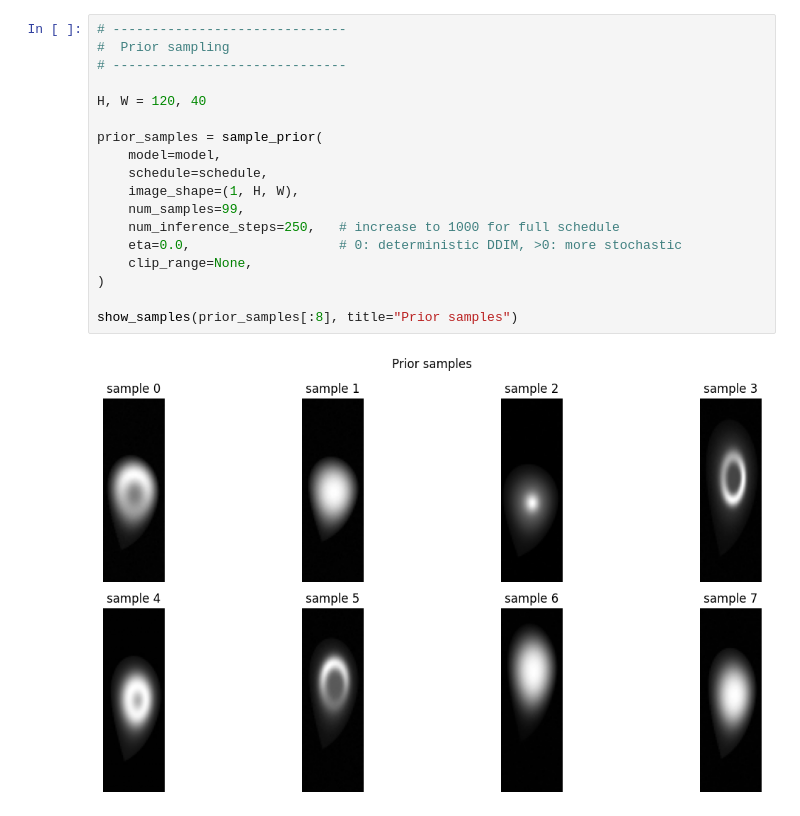
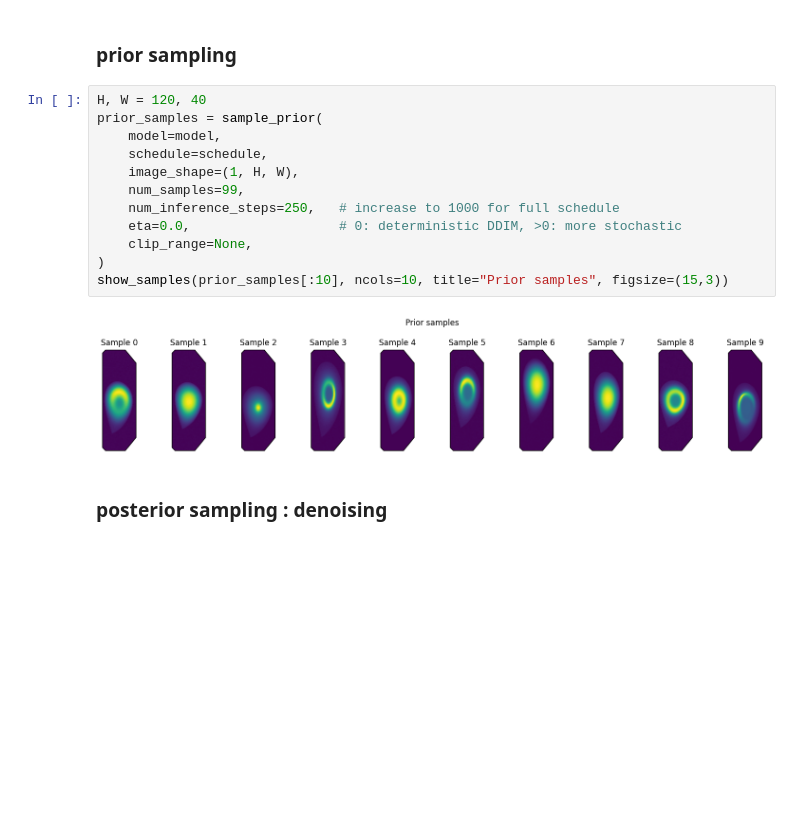
Before and after one commit to HaouchatY/diffusion_tomography, a Jupyter notebook: sampling.ipynb, the cells around one changed output. Cells and saved outputs as stored; diff of their text form; blank space fills up the shorter version.

```diff
--- a/sampling.ipynb
+++ b/sampling.ipynb
@@ -398,26 +55,24 @@ if missing or unexpected:
 # %% [output]
 missing keys: 0
 unexpected keys: 0
+# %% [markdown]
+### prior sampling
 # %%
-# ------------------------------
-#  Prior sampling
-# ------------------------------
-
 H, W = 120, 40
-
 prior_samples = sample_prior(
     model=model,
     schedule=schedule,
     image_shape=(1, H, W),
     num_samples=99,
     num_inference_steps=250,   # increase to 1000 for full schedule
     eta=0.0,                   # 0: deterministic DDIM, >0: more stochastic
     clip_range=None,
 )
-
-show_samples(prior_samples[:8], title="Prior samples")
+show_samples(prior_samples[:10], ncols=10, title="Prior samples", figsize=(15,3))
 # %% [output]
-[figure, old version]
+[figure, new version]
+# %% [markdown]
+### posterior sampling : denoising
 # %%
 # ------------------------------
 #  Build a ground-truth image x_gt
```
Also changed, not shown: parts of 28 cells of this notebook, 11 other files.
